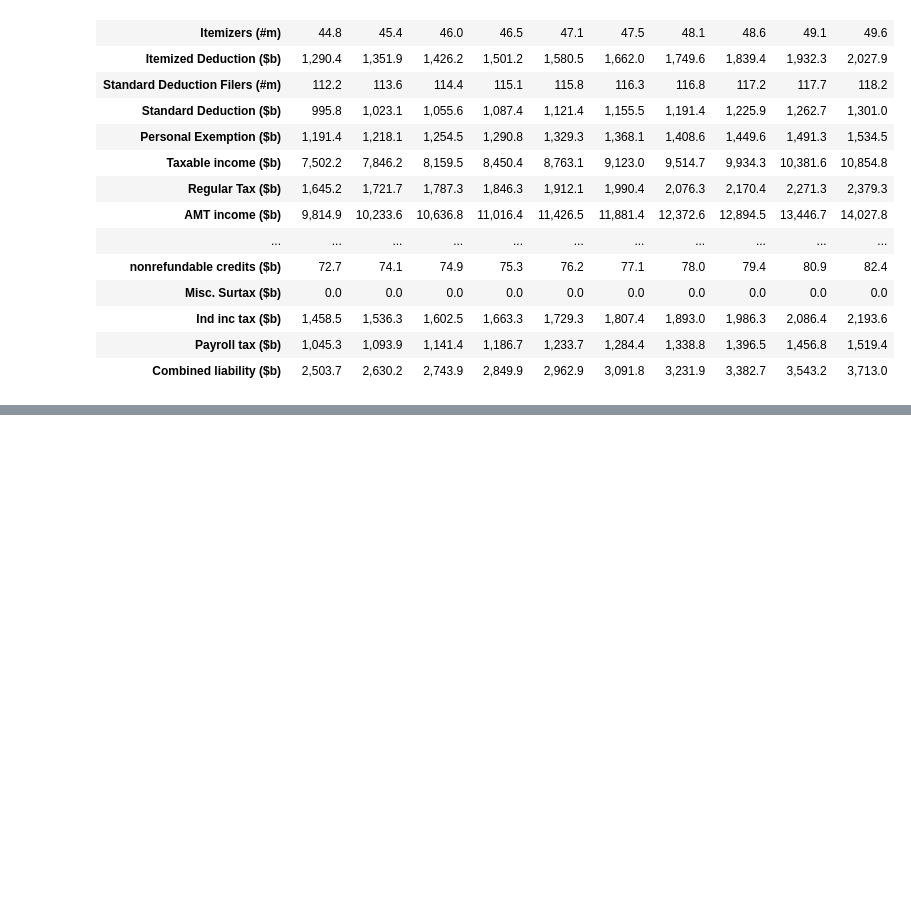
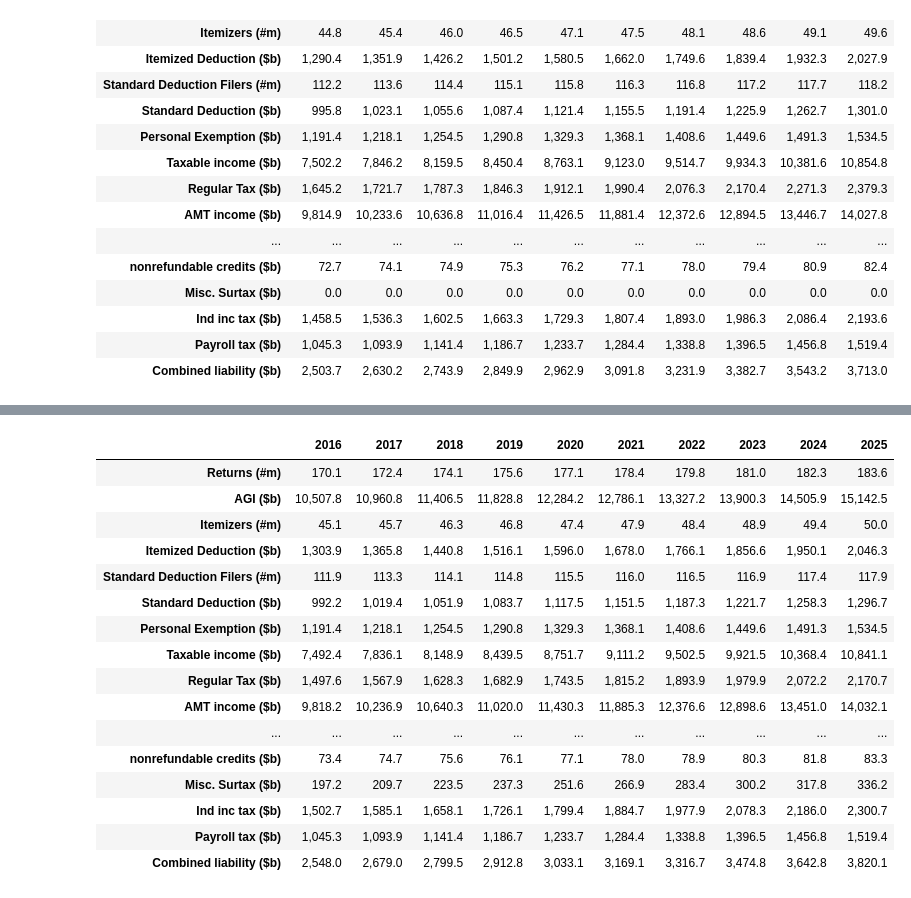
Before and after one commit to GoFroggyRun/Notebook, a Jupyter notebook: Growth.ipynb, the cells around one changed output, grey strips where cells are left out. Drawn from its saved outputs; the diff is of its cells as text; code cells hidden in the pictures; blank space fills up the shorter version.

Commit message:
reform w/o growth

```diff
--- a/Growth.ipynb
+++ b/Growth.ipynb
@@ -26,10 +26,13 @@ policy_reform2 = Policy()
 records_reform2 = Records(puf)
 grow2 = Growth()
 
+policy_reform3 = Policy()
+records_reform3 = Records(puf)
 
 calcbase = Calculator(policy = policy_base, records = records_base)
 calcreform = Calculator(policy = policy_reform, records = records_reform, growth = grow)
 calcreform2 = Calculator(policy = policy_reform2, records = records_reform2, growth = grow2)
+calcreform3 = Calculator(policy = policy_reform3, records = records_reform3)
 # %% [output]
 You loaded data for 2009.
 Your data have been extrapolated to 2013.
@@ -123,3 +131,23 @@ multiyear_diagnostic_table(calcreform2, 10)
 | Ind inc tax ($b) | 2,798.4 | 5,176.4 | 9,138.6 | 15,544.3 | 25,767.1 | 41,879.3 | 67,064.2 | 106,264.0 | 167,149.2 | 261,629.9 |
 | Payroll tax ($b) | 1,423.4 | 1,960.0 | 2,619.2 | 3,459.2 | 4,587.3 | 6,175.8 | 8,499.5 | 11,965.1 | 17,206.0 | 25,195.2 |
 | Combined liability ($b) | 4,221.8 | 7,136.5 | 11,757.8 | 19,003.5 | 30,354.5 | 48,055.1 | 75,563.6 | 118,229.2 | 184,355.2 | 286,825.2 |
+# %%
+multiyear_diagnostic_table(calcreform3, 10)
+# %% [output]
+|  | 2016 | 2017 | 2018 | 2019 | 2020 | 2021 | 2022 | 2023 | 2024 | 2025 |
+| Returns (#m) | 170.1 | 172.4 | 174.1 | 175.6 | 177.1 | 178.4 | 179.8 | 181.0 | 182.3 | 183.6 |
+| AGI ($b) | 10,507.8 | 10,960.8 | 11,406.5 | 11,828.8 | 12,284.2 | 12,786.1 | 13,327.2 | 13,900.3 | 14,505.9 | 15,142.5 |
+| Itemizers (#m) | 45.1 | 45.7 | 46.3 | 46.8 | 47.4 | 47.9 | 48.4 | 48.9 | 49.4 | 50.0 |
+| Itemized Deduction ($b) | 1,303.9 | 1,365.8 | 1,440.8 | 1,516.1 | 1,596.0 | 1,678.0 | 1,766.1 | 1,856.6 | 1,950.1 | 2,046.3 |
+| Standard Deduction Filers (#m) | 111.9 | 113.3 | 114.1 | 114.8 | 115.5 | 116.0 | 116.5 | 116.9 | 117.4 | 117.9 |
+| Standard Deduction ($b) | 992.2 | 1,019.4 | 1,051.9 | 1,083.7 | 1,117.5 | 1,151.5 | 1,187.3 | 1,221.7 | 1,258.3 | 1,296.7 |
+| Personal Exemption ($b) | 1,191.4 | 1,218.1 | 1,254.5 | 1,290.8 | 1,329.3 | 1,368.1 | 1,408.6 | 1,449.6 | 1,491.3 | 1,534.5 |
+| Taxable income ($b) | 7,492.4 | 7,836.1 | 8,148.9 | 8,439.5 | 8,751.7 | 9,111.2 | 9,502.5 | 9,921.5 | 10,368.4 | 10,841.1 |
+| Regular Tax ($b) | 1,497.6 | 1,567.9 | 1,628.3 | 1,682.9 | 1,743.5 | 1,815.2 | 1,893.9 | 1,979.9 | 2,072.2 | 2,170.7 |
+| AMT income ($b) | 9,818.2 | 10,236.9 | 10,640.3 | 11,020.0 | 11,430.3 | 11,885.3 | 12,376.6 | 12,898.6 | 13,451.0 | 14,032.1 |
+| ... | ... | ... | ... | ... | ... | ... | ... | ... | ... | ... |
+| nonrefundable credits ($b) | 73.4 | 74.7 | 75.6 | 76.1 | 77.1 | 78.0 | 78.9 | 80.3 | 81.8 | 83.3 |
+| Misc. Surtax ($b) | 197.2 | 209.7 | 223.5 | 237.3 | 251.6 | 266.9 | 283.4 | 300.2 | 317.8 | 336.2 |
+| Ind inc tax ($b) | 1,502.7 | 1,585.1 | 1,658.1 | 1,726.1 | 1,799.4 | 1,884.7 | 1,977.9 | 2,078.3 | 2,186.0 | 2,300.7 |
+| Payroll tax ($b) | 1,045.3 | 1,093.9 | 1,141.4 | 1,186.7 | 1,233.7 | 1,284.4 | 1,338.8 | 1,396.5 | 1,456.8 | 1,519.4 |
+| Combined liability ($b) | 2,548.0 | 2,679.0 | 2,799.5 | 2,912.8 | 3,033.1 | 3,169.1 | 3,316.7 | 3,474.8 | 3,642.8 | 3,820.1 |
```
Also changed, not shown: parts of 4 cells of this notebook.
